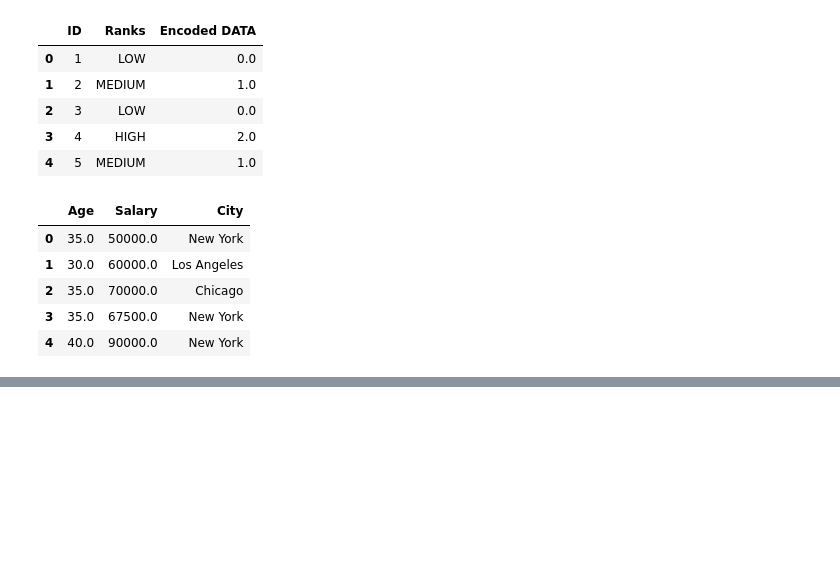
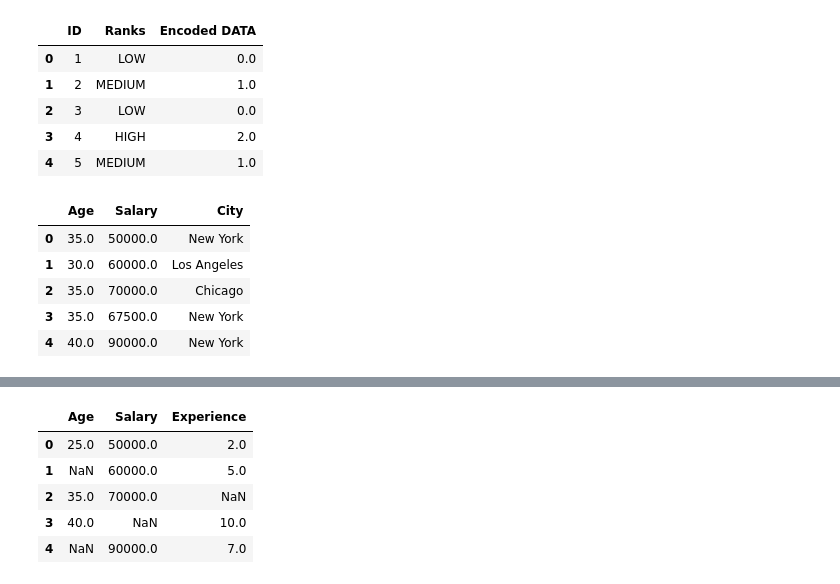
Before and after one commit to Aharv123/Week2-DataScience, a Jupyter notebook: scikit-learn/scikit-learn.ipynb, the cells around one changed output, grey strips where cells are left out. Cells and saved outputs as stored; diff of their text form; code cells hidden in the pictures; blank space fills up the shorter version.

```diff
--- a/scikit-learn/scikit-learn.ipynb
+++ b/scikit-learn/scikit-learn.ipynb
@@ -796,0 +816,22 @@ could not convert string to float: 'A'
+# %%
+import pandas as pd
+import numpy as np
+from sklearn.impute import KNNImputer
+
+data = {
+
+    "Age": [25, np.nan, 35, 40, np.nan],
+    "Salary": [50000, 60000, 70000, np.nan, 90000],
+    "Experience": [2, 5, np.nan, 10, 7]
+
+}
+
+df = pd.DataFrame(data)
+df
+# %% [output]
+|  | Age | Salary | Experience |
+| 0 | 25.0 | 50000.0 | 2.0 |
+| 1 | NaN | 60000.0 | 5.0 |
+| 2 | 35.0 | 70000.0 | NaN |
+| 3 | 40.0 | NaN | 10.0 |
+| 4 | NaN | 90000.0 | 7.0 |
```
Also changed, not shown: parts of 8 cells of this notebook.
